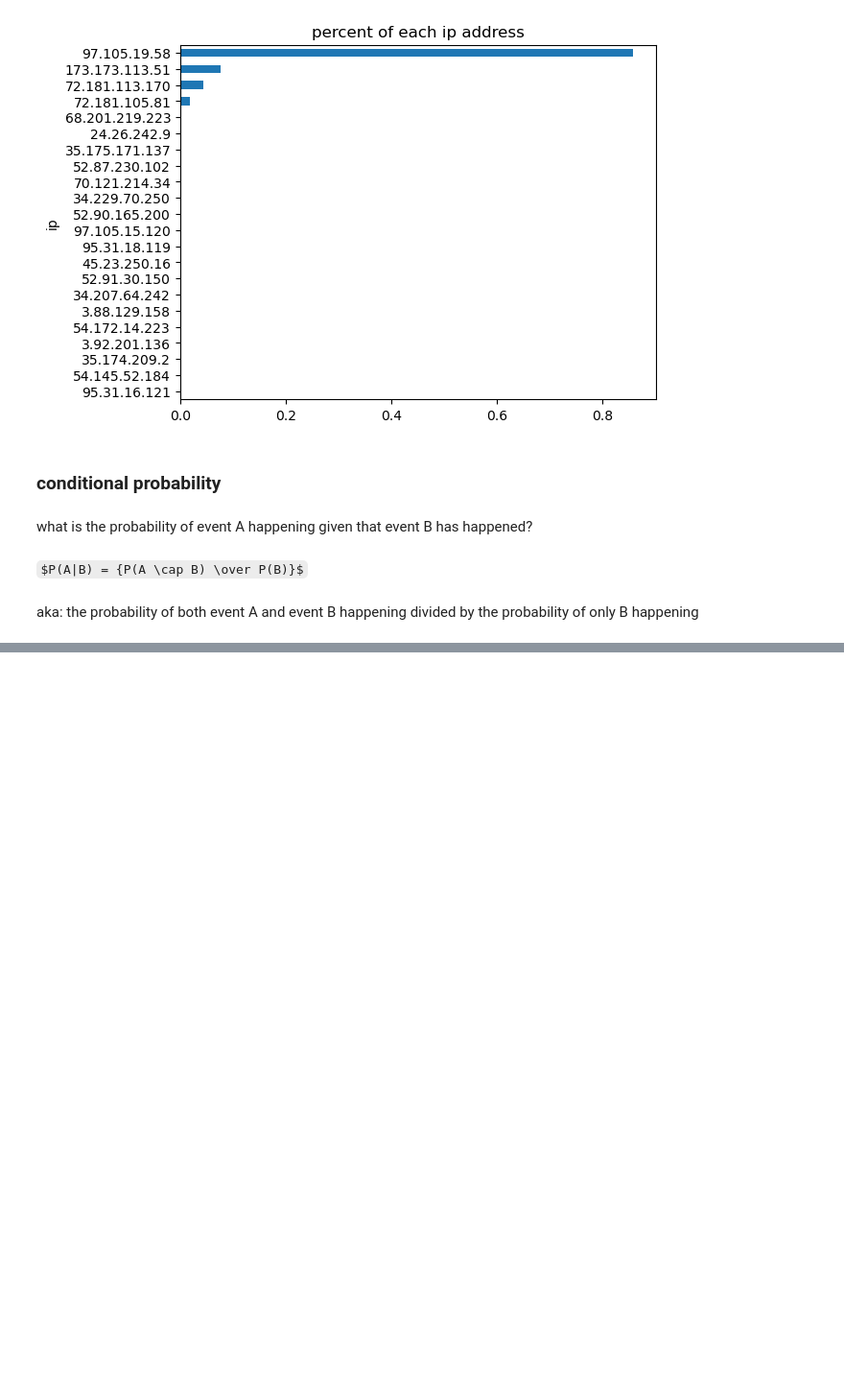
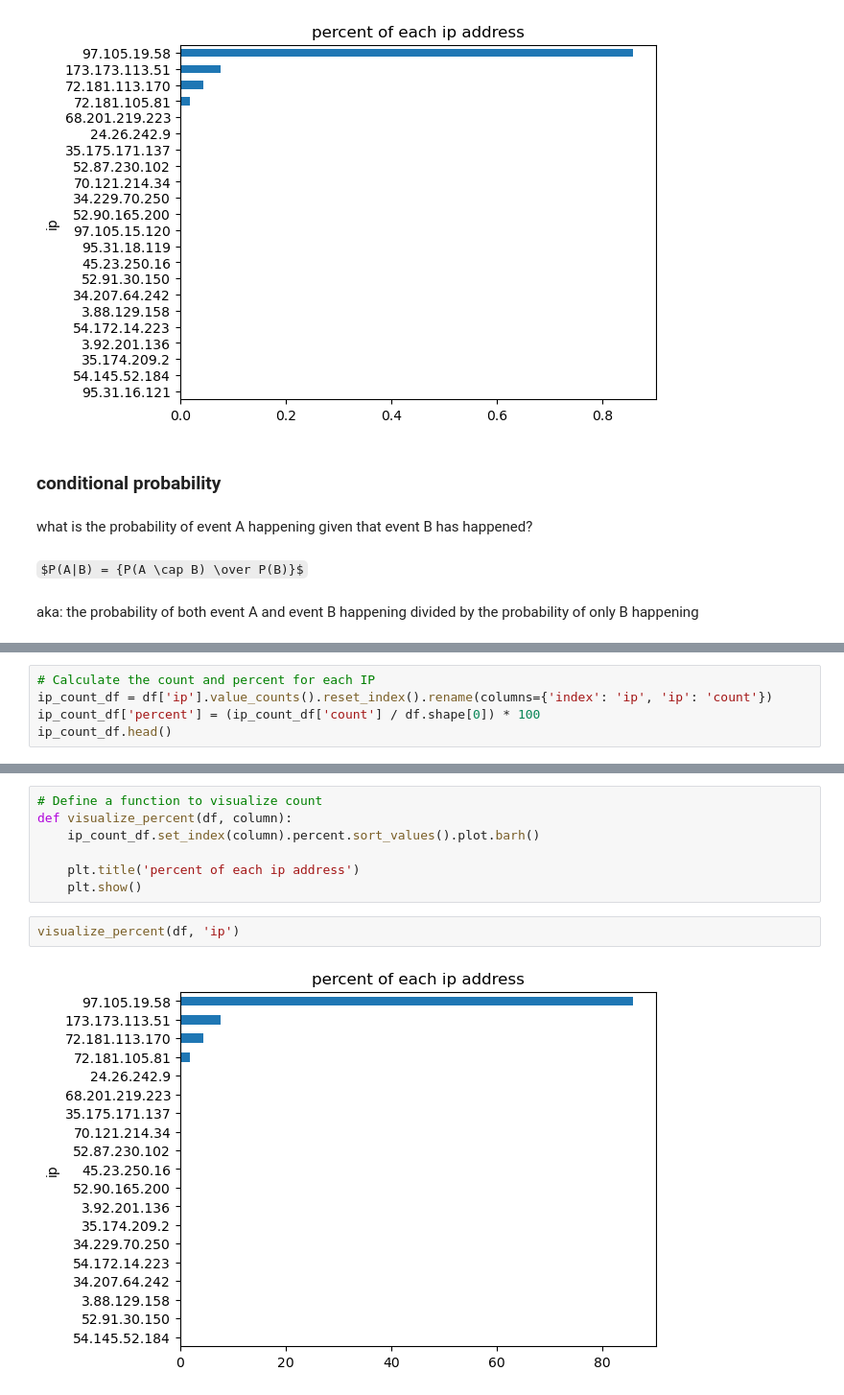
Before and after one commit to rosendo-lugo/anomaly-detection-exercises, a Jupyter notebook: discrete_anomaly_detection.ipynb, the cells around one changed output, grey strips where cells are left out. Shown at 96% size. Drawn from its saved outputs; the diff is of its cells as text; some formulas as TeX source; blank space fills up the shorter version.

```diff
--- a/discrete_anomaly_detection.ipynb
+++ b/discrete_anomaly_detection.ipynb
@@ -623,0 +404,5 @@ df [df.ip == '72.181.113.170']
+# %%
+# Calculate the count and percent for each IP
+ip_count_df = df['ip'].value_counts().reset_index().rename(columns={'index': 'ip', 'ip': 'count'})
+ip_count_df['percent'] = (ip_count_df['count'] / df.shape[0]) * 100
+ip_count_df.head()
@@ -623,0 +416,11 @@ df [df.ip == '72.181.113.170']
+# %%
+# Define a function to visualize count
+def visualize_percent(df, column):
+    ip_count_df.set_index(column).percent.sort_values().plot.barh()
+
+    plt.title('percent of each ip address')
+    plt.show()
+# %%
+visualize_percent(df, 'ip')
+# %% [output]
+[figure, added]
```
Also changed, not shown: parts of 102 cells of this notebook, 7 other files.
